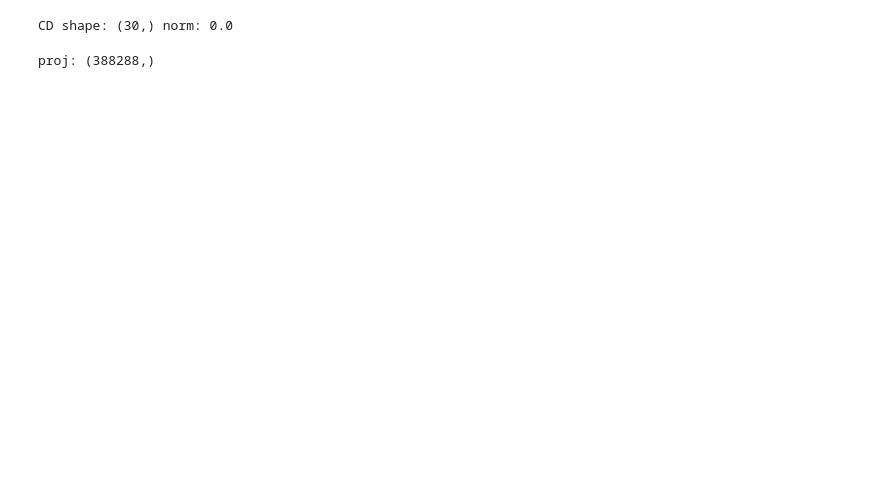
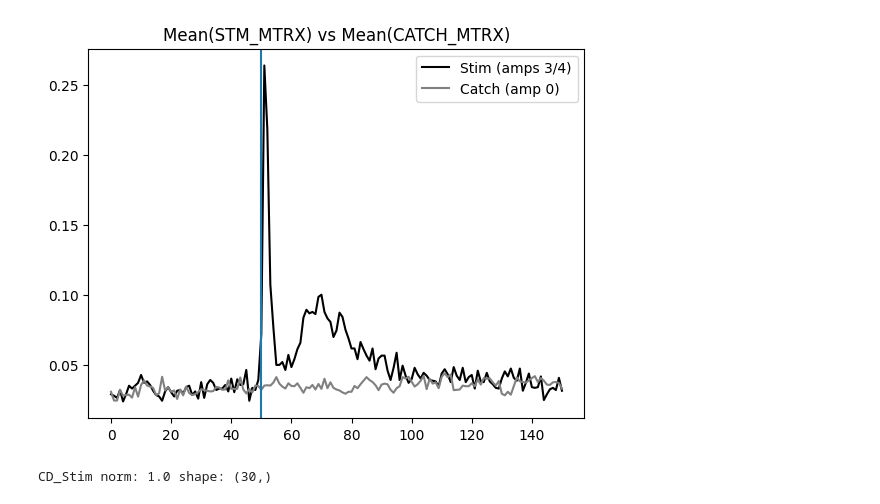
Before and after one commit to guenzi/NEURO-X-Project-I, a Jupyter notebook: nwb_analysis.ipynb, the cells around one changed output. Saved outputs shown, nothing was run; the diff lists cells and outputs as text; code cells hidden in the pictures; blank space fills up the shorter version.

```diff
--- a/nwb_analysis.ipynb
+++ b/nwb_analysis.ipynb
@@ -113,17 +72,48 @@ stim_avg_units: (30, 151) catch_avg_units: (30, 151)
+# %%
+if MissIndices_All is not None:
+    stim_mask = ((StimAmps == 4) | (StimAmps == 3)) & (MissIndices_All == 0)
+else:
+    stim_mask = ((StimAmps == 4) | (StimAmps == 3))
+
+Whisker_Stim_times_H = np.sort(TrialOnsets_All[stim_mask])
+Catch_times = TrialOnsets_All[StimAmps == 0]
+
+STM_MTRX = np.zeros((AP_Bin_Matrx.shape[0], 151), dtype=np.float32)
+for ev in Whisker_Stim_times_H:
+    this_stim_pt = int(np.round(ev * AP_Bin_Resolution))
+    pt1 = this_stim_pt - 50
+    pt2 = this_stim_pt + 100
+    if pt1 < 0 or pt2 >= AP_Bin_Matrx.shape[1]:
+        continue
+    STM_MTRX += AP_Bin_Matrx[:, pt1:pt2+1]
+STM_MTRX /= max(len(Whisker_Stim_times_H), 1)
+
+CATCH_MTRX = np.zeros((AP_Bin_Matrx.shape[0], 151), dtype=np.float32)
+for ev in Catch_times:
+    this_stim_pt = int(np.round(ev * AP_Bin_Resolution))
+    pt1 = this_stim_pt - 50
+    pt2 = this_stim_pt + 100
+    if pt1 < 0 or pt2 >= AP_Bin_Matrx.shape[1]:
+        continue
+    CATCH_MTRX += AP_Bin_Matrx[:, pt1:pt2+1]
+CATCH_MTRX /= max(len(Catch_times), 1)
+
+plt.figure()
+plt.plot(STM_MTRX.mean(axis=0), color="black", label="Stim (amps 3/4)")
+plt.plot(CATCH_MTRX.mean(axis=0), color="gray", label="Catch (amp 0)")
+plt.axvline(50)  # time 0 bin
+plt.legend()
+plt.title("Mean(STM_MTRX) vs Mean(CATCH_MTRX)")
+plt.show()
+# %% [output]
+[figure, added]
 # %%
-stim_bins = slice(50, 55)  # ~ 0 à +50 ms
+Pop_Vect_Stim = STM_MTRX[:, 50:55].mean(axis=1)
+Pop_Vect_Catch = CATCH_MTRX[:, 50:55].mean(axis=1)
 
-pop_stim = stim_avg_units[:, stim_bins].mean(axis=1)
-pop_catch = catch_avg_units[:, stim_bins].mean(axis=1)
+CD_Stim = Pop_Vect_Stim - Pop_Vect_Catch
+CD_Stim = CD_Stim / (np.linalg.norm(CD_Stim) + 1e-12)
 
-CD = pop_stim - pop_catch
-CD = CD / (np.linalg.norm(CD) + 1e-12)
-
-print("CD shape:", CD.shape, "norm:", np.linalg.norm(CD))
+print("CD_Stim norm:", np.linalg.norm(CD_Stim), "shape:", CD_Stim.shape)
 # %% [output]
-CD shape: (30,) norm: 0.0
+CD_Stim norm: 1.0 shape: (30,)
-# %%
-proj = CD @ AP  # (timebins,)
-print("proj:", proj.shape)
-# %% [output]
-proj: (388288,)
```
Also changed, not shown: parts of 15 cells of this notebook.
